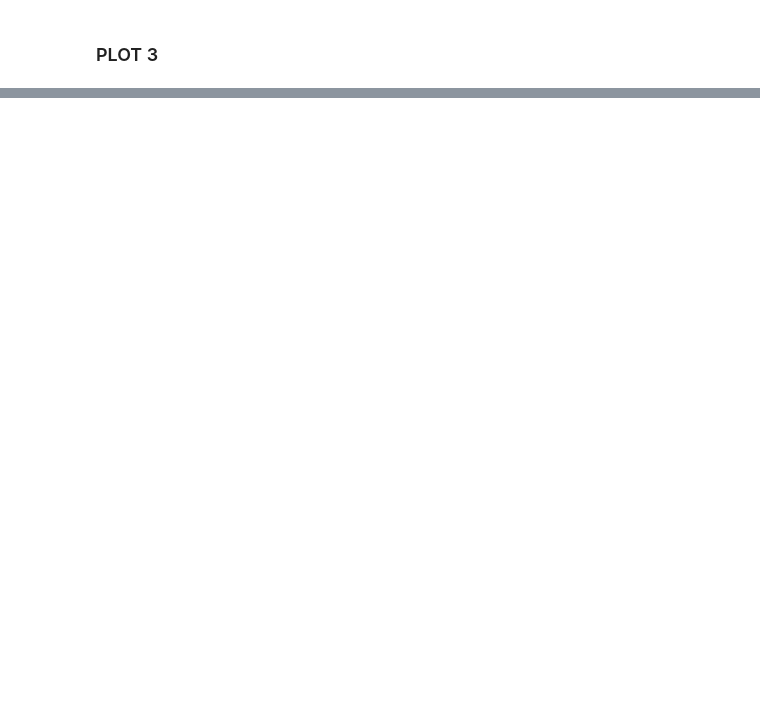
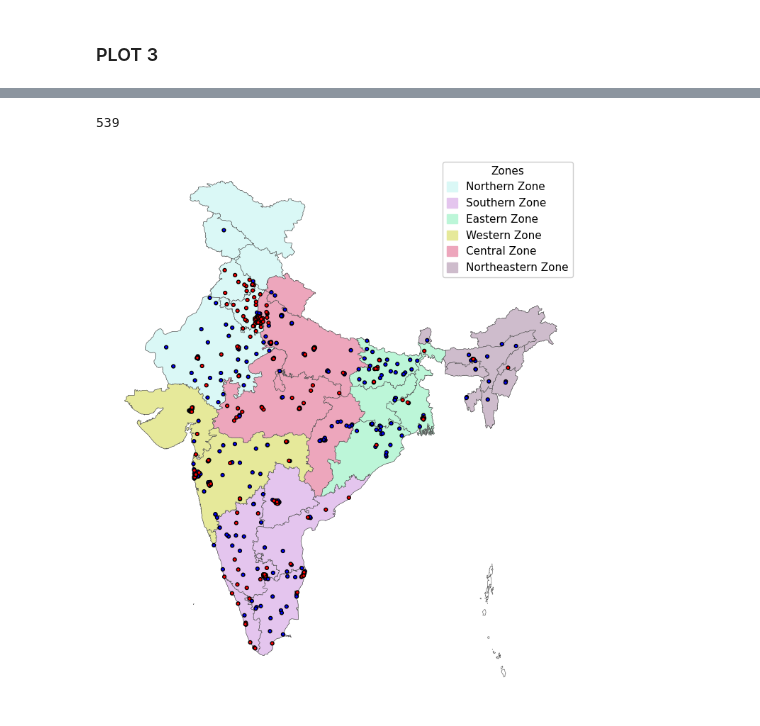
Before and after one commit to hitansh1299/AirPy_v2, a Jupyter notebook: manual_plots.ipynb, the cells around one changed output, grey strips where cells are left out. Drawn from its saved outputs; the diff is of its cells as text; code cells hidden in the pictures; blank space fills up the shorter version.

```diff
--- a/manual_plots.ipynb
+++ b/manual_plots.ipynb
@@ -445,0 +1327,48 @@ for year in years:
+# %%
+len(site_master)
+# %% [output]
+539
+# %%
+import geopandas as gpd
+import matplotlib.pyplot as plt
+import matplotlib.patches as mpatches
+
+fig, ax = plt.subplots(1,1,figsize=(10,10))
+geodf = gpd.read_file("CPCB_Issues/AirPy_v2/india_state_original.geojson")
+geodf.plot(ax = ax, color='white', linewidth=.4,edgecolor='#545454')
+northern_zone = ['Jammu & Kashmir', 'Himachal Pradesh', 'Punjab', 'Haryana','Delhi', 'Rajasthan','Ladakh']
+southern_zone = ['Karnataka', 'Andhra Pradesh', 'Tamil Nadu', 'Kerala', 'Telangana']
+eastern_zone = ['West Bengal', 'Bihar', 'Jharkhand', 'Odisha']
+western_zone = ['Maharashtra', 'Gujarat', 'Goa']
+central_zone = ['Madhya Pradesh', 'Chhattisgarh','Uttar Pradesh','Uttarakhand']
+northeastern_zone = ['Assam', 'Sikkim', 'Nagaland', 'Manipur', 'Mizoram', 'Tripura', 'Arunachal Pradesh', 'Meghalaya']
+# zones = [northern_zone, southern_zone, eastern_zone, western_zone, central_zone, northeastern_zone]
+zones = {
+    'Northern Zone': northern_zone,
+    'Southern Zone': southern_zone,
+    'Eastern Zone': eastern_zone,
+    'Western Zone': western_zone,
+    'Central Zone': central_zone,
+    'Northeastern Zone': northeastern_zone
+}
+colors = {
+    'Northern Zone': '#daf8f6',
+    'Southern Zone': '#e4c5ee',
+    'Eastern Zone': '#bcf6d8',
+    'Western Zone': '#e6e99a',
+    'Central Zone': '#eda6bc',
+    'Northeastern Zone': '#cebccc'
+}
+for zone in zones.keys():
+    geodf[geodf['ST_NM'].isin(zones[zone])].plot(ax = ax, color=colors[zone], linewidth=.4,edgecolor='#545454', label=zone)
+ax.legend(title = "Zones", loc='upper right',facecolor="white",framealpha=1, handles=[
+    mpatches.Patch(color=colors[zone], label=zone) for zone in zones.keys()
+])
+ax.set_axis_off()
+site_master['color'] = np.where(site_master['site_id'].isin(sites_in_consideration['site_id']), 'red', 'blue')
+site_master = site_master.sort_values(by = 'color')
+ax.scatter(site_master['longitude'],site_master['latitude'], color = site_master['color'], s = 12, edgecolors='black')
+
+plt.savefig('zones.png', dpi=1200, bbox_inches="tight")
+# %% [output]
+[figure, added]
```
Also changed, not shown: parts of 69 cells of this notebook, 45 other files.
